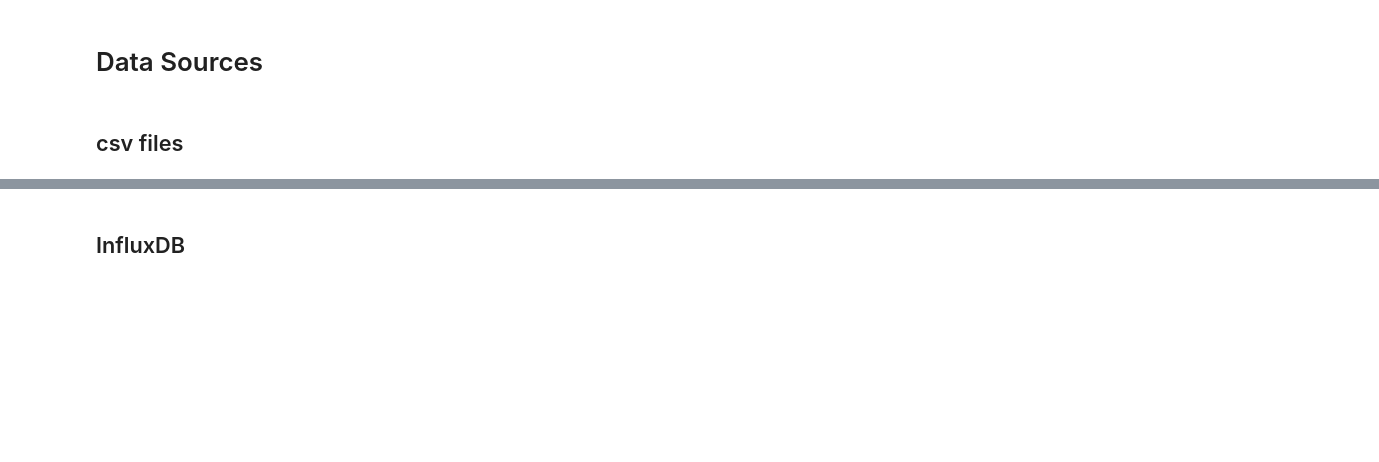
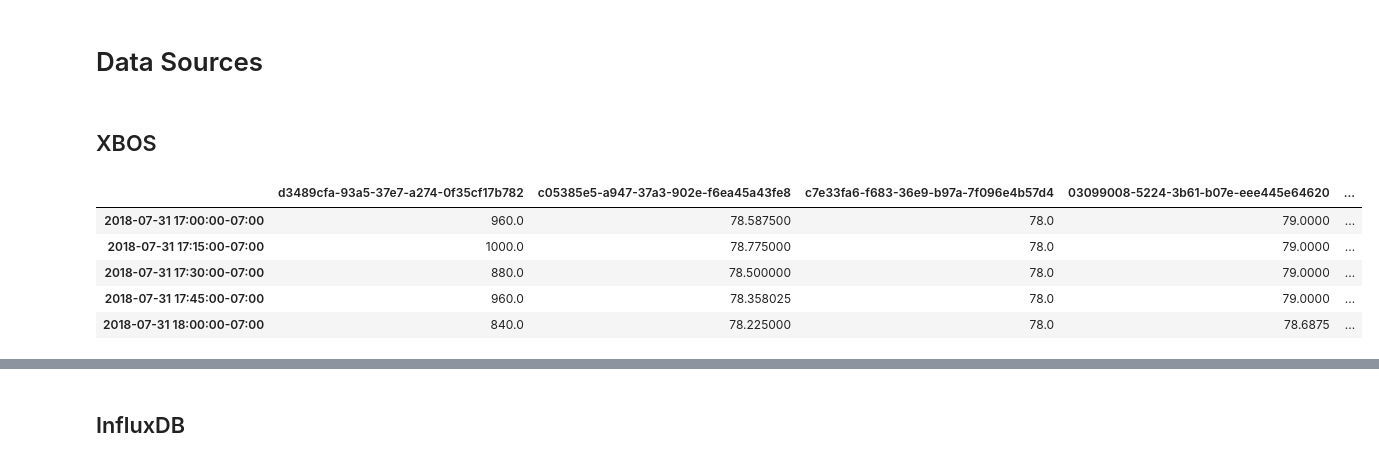
Before and after one commit to phgupta/Energy_Analytics, a Jupyter notebook: Energy_Analytics/Main.ipynb, the cells around one changed output, grey strips where cells are left out. Saved outputs shown, nothing was run; the diff lists cells and outputs as text; code cells hidden in the pictures; blank space fills up the shorter version.

```diff
--- a/Energy_Analytics/Main.ipynb
+++ b/Energy_Analytics/Main.ipynb
@@ -8,5 +8,18 @@ from Wrapper import *
 from Influx_Dataframe_Client import Influx_Dataframe_Client
 # %% [markdown]
 # Data Sources
-# %% [markdown]
-## csv files
+# %% [markdown]
+## XBOS
+# %%
+xbos_obj = Import_XBOS()
+xbos_obj.get_weather_power_tstat('ciee', '2018-08-01T00:00:00Z', '2018-08-30T00:00:00Z',
+                                        data_type=['power', 'temperature'])
+imported_data = xbos_obj.data
+imported_data.head()
+# %% [output]
+|  | d3489cfa-93a5-37e7-a274-0f35cf17b782 | c05385e5-a947-37a3-902e-f6ea45a43fe8 | c7e33fa6-f683-36e9-b97a-7f096e4b57d4 | 03099008-5224-3b61-b07e-eee445e64620 | ... |
+| 2018-07-31 17:00:00-07:00 | 960.0 | 78.587500 | 78.0 | 79.0000 | ... |
+| 2018-07-31 17:15:00-07:00 | 1000.0 | 78.775000 | 78.0 | 79.0000 | ... |
+| 2018-07-31 17:30:00-07:00 | 880.0 | 78.500000 | 78.0 | 79.0000 | ... |
+| 2018-07-31 17:45:00-07:00 | 960.0 | 78.358025 | 78.0 | 79.0000 | ... |
+| 2018-07-31 18:00:00-07:00 | 840.0 | 78.225000 | 78.0 | 78.6875 | ... |
```
Also changed, not shown: parts of 5 cells of this notebook, 1 other file.
